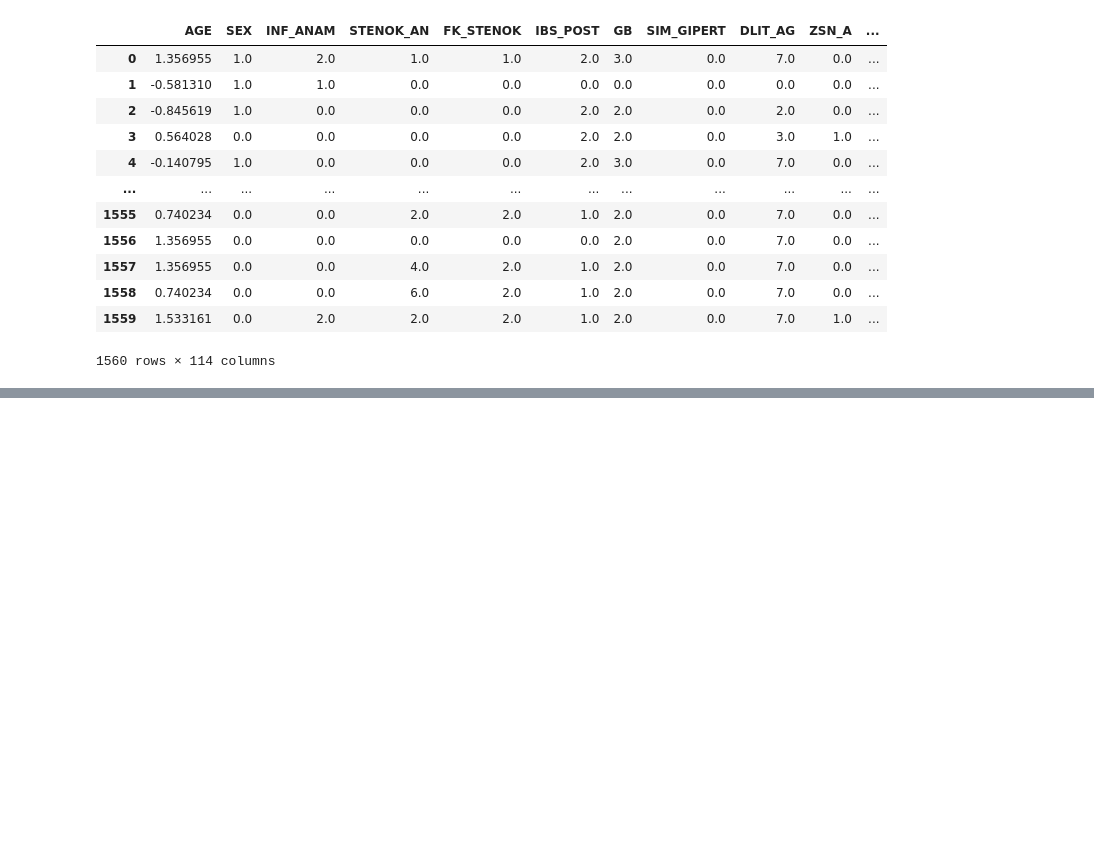
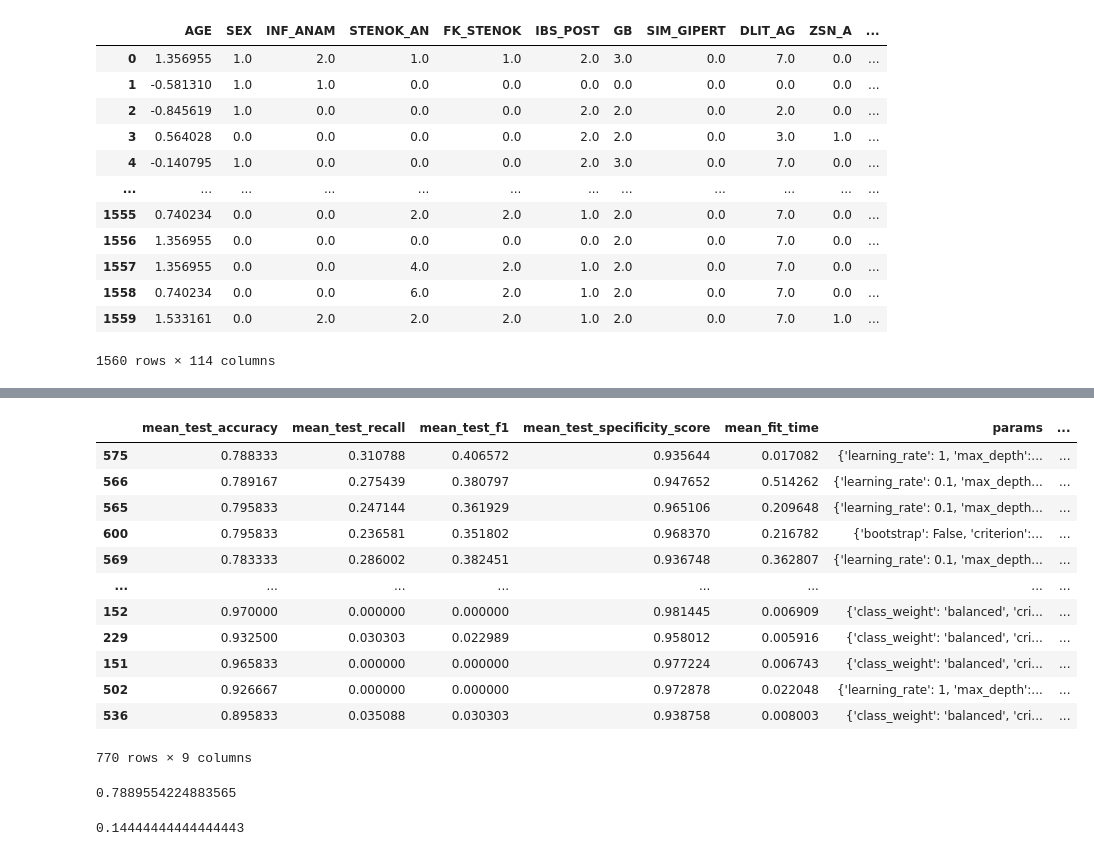
Before and after one commit to VespenGas/PythonProjs, a Jupyter notebook: BioinformaticsMedicineProj/main.ipynb, the cells around one changed output, grey strips where cells are left out. Saved outputs shown, nothing was run; the diff lists cells and outputs as text; code cells hidden in the pictures; blank space fills up the shorter version.

```diff
--- a/BioinformaticsMedicineProj/main.ipynb
+++ b/BioinformaticsMedicineProj/main.ipynb
@@ -315,0 +358,50 @@ Index(['mean_test_accuracy', 'mean_test_recall_weighted',
+# %%
+#Binary variables now
+labels = imp_data.columns[imp_data.columns.isin(y.columns)]
+labels = labels[~labels.str.startswith('LET_IS')]
+# %%
+#Reduce to 3 since dataset is too imbalanced - some values do not appear in entire fractions of the train set
+cv_ = 3
+# %%
+out = pd.DataFrame()
+for label in labels:
+    for model in model_list:
+        res = PerformGridSearchCV(imp_data, feature_cols=features, label_col=label, label_col_type='bin',
+                                 model_name=model, cv=cv_)
+        out = pd.concat([out, res], ignore_index=True, axis=0)
+#Precision is ill-defined and being set to 0.0 due to no predicted samples. - some GridSearchCV instances
+# only contain "False" label values, so the TP/P ratio cannot be calculated due to profound set imbalance
+# %%
+metric_sum = 'sum_f1_spec'
+out[metric_sum] = out[first_metric]+out[sec_metric]
+out = out.sort_values(metric_sum, ascending=False)
+# %%
+#Max F1 score is up to ~0.47 - too low
+out
+# %% [output]
+|  | mean_test_accuracy | mean_test_recall | mean_test_f1 | mean_test_specificity_score | mean_fit_time | params | ... |
+| 575 | 0.788333 | 0.310788 | 0.406572 | 0.935644 | 0.017082 | {'learning_rate': 1, 'max_depth':... | ... |
+| 566 | 0.789167 | 0.275439 | 0.380797 | 0.947652 | 0.514262 | {'learning_rate': 0.1, 'max_depth... | ... |
+| 565 | 0.795833 | 0.247144 | 0.361929 | 0.965106 | 0.209648 | {'learning_rate': 0.1, 'max_depth... | ... |
+| 600 | 0.795833 | 0.236581 | 0.351802 | 0.968370 | 0.216782 | {'bootstrap': False, 'criterion':... | ... |
+| 569 | 0.783333 | 0.286002 | 0.382451 | 0.936748 | 0.362807 | {'learning_rate': 0.1, 'max_depth... | ... |
+| ... | ... | ... | ... | ... | ... | ... | ... |
+| 152 | 0.970000 | 0.000000 | 0.000000 | 0.981445 | 0.006909 | {'class_weight': 'balanced', 'cri... | ... |
+| 229 | 0.932500 | 0.030303 | 0.022989 | 0.958012 | 0.005916 | {'class_weight': 'balanced', 'cri... | ... |
+| 151 | 0.965833 | 0.000000 | 0.000000 | 0.977224 | 0.006743 | {'class_weight': 'balanced', 'cri... | ... |
+| 502 | 0.926667 | 0.000000 | 0.000000 | 0.972878 | 0.022048 | {'learning_rate': 1, 'max_depth':... | ... |
+| 536 | 0.895833 | 0.035088 | 0.030303 | 0.938758 | 0.008003 | {'class_weight': 'balanced', 'cri... | ... |
+770 rows × 9 columns
+# %%
+#Testing PCA prediction F1 score for predicting mortality
+model = get_model(model_name, params)
+y_pred = model.fit(imp_data_pcanalysed_train, y_train).predict(imp_data_pcanalysed_test)
+f1_score(y_test, y_pred, average='weighted')
+#It is lower than that of the dataset without SVD dimensionality reduction - PCA is detremental to scoring
+#(may however improve fit and pred times)
+# %% [output]
+0.7889554224883565
+# %%
+specificity_score(y_test, y_pred, average='weighted')
+# %% [output]
+0.14444444444444443
```
Also changed, not shown: parts of 40 cells of this notebook, 2 other files.
